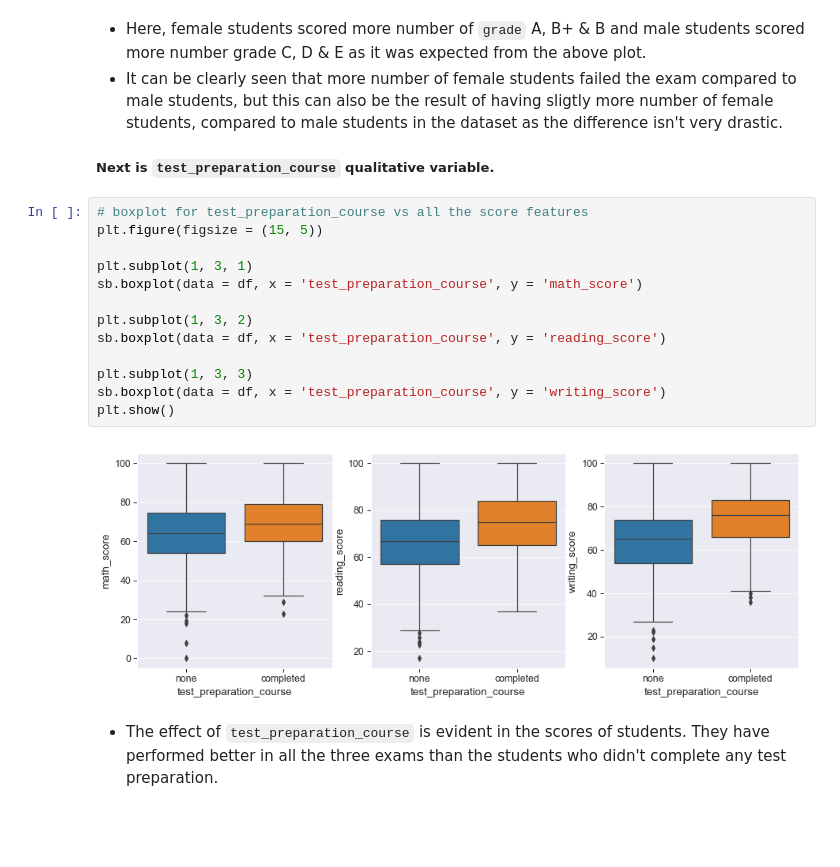
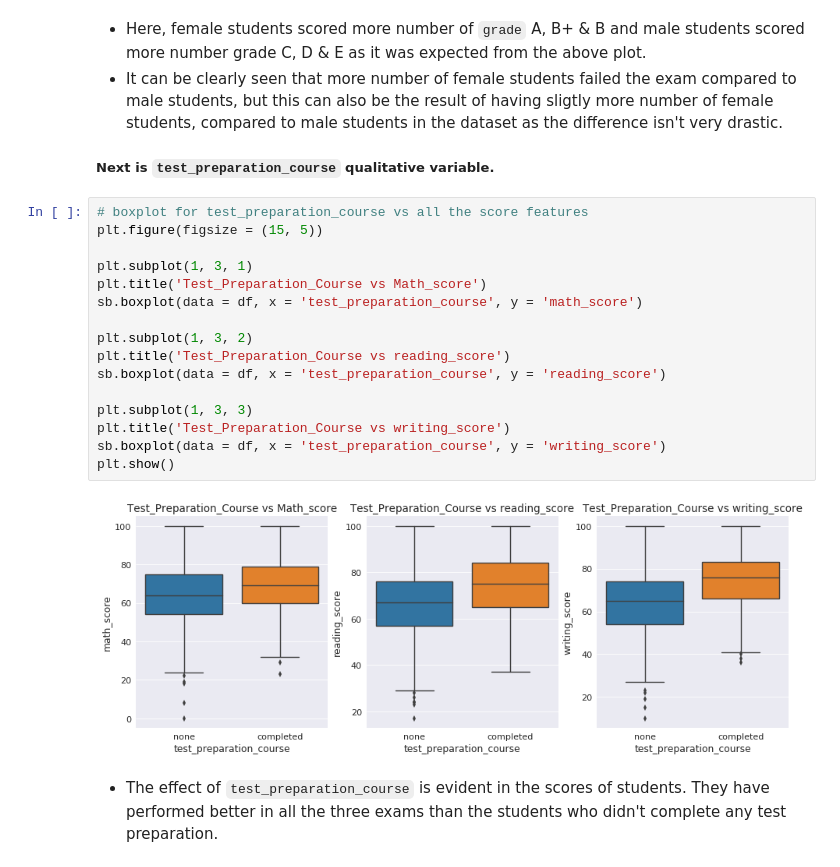
Before and after one commit to habibumrf/Communicate_Data_Findings, a Jupyter notebook: student_performance_in_exams_part_I.ipynb, the cells around one changed output. Drawn from its saved outputs; the diff is of its cells as text; blank space fills up the shorter version.

```diff
--- a/student_performance_in_exams_part_I.ipynb
+++ b/student_performance_in_exams_part_I.ipynb
@@ -315,18 +343,21 @@ plt.show()
 # %%
 # boxplot for test_preparation_course vs all the score features
 plt.figure(figsize = (15, 5))
 
 plt.subplot(1, 3, 1)
+plt.title('Test_Preparation_Course vs Math_score')
 sb.boxplot(data = df, x = 'test_preparation_course', y = 'math_score')
 
 plt.subplot(1, 3, 2)
+plt.title('Test_Preparation_Course vs reading_score')
 sb.boxplot(data = df, x = 'test_preparation_course', y = 'reading_score')
 
 plt.subplot(1, 3, 3)
+plt.title('Test_Preparation_Course vs writing_score')
 sb.boxplot(data = df, x = 'test_preparation_course', y = 'writing_score')
 plt.show()
 # %% [output]
-[figure, old version]
+[figure, new version]
 # %% [markdown]
 - The effect of `test_preparation_course` is evident in the scores of students. They have performed better in all the three exams than the students who didn't complete any test preparation.
 # %%
```
Also changed, not shown: parts of 17 cells of this notebook, 3 other files.
